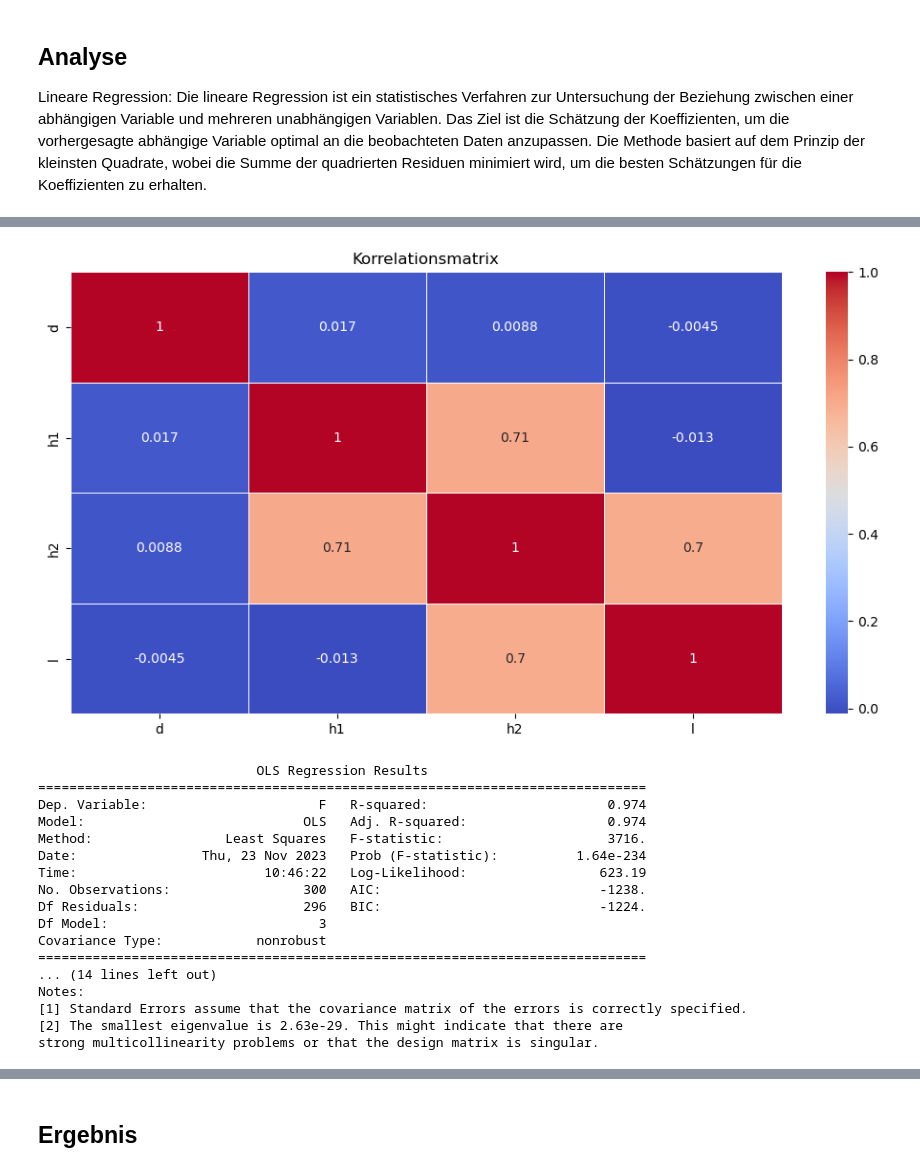
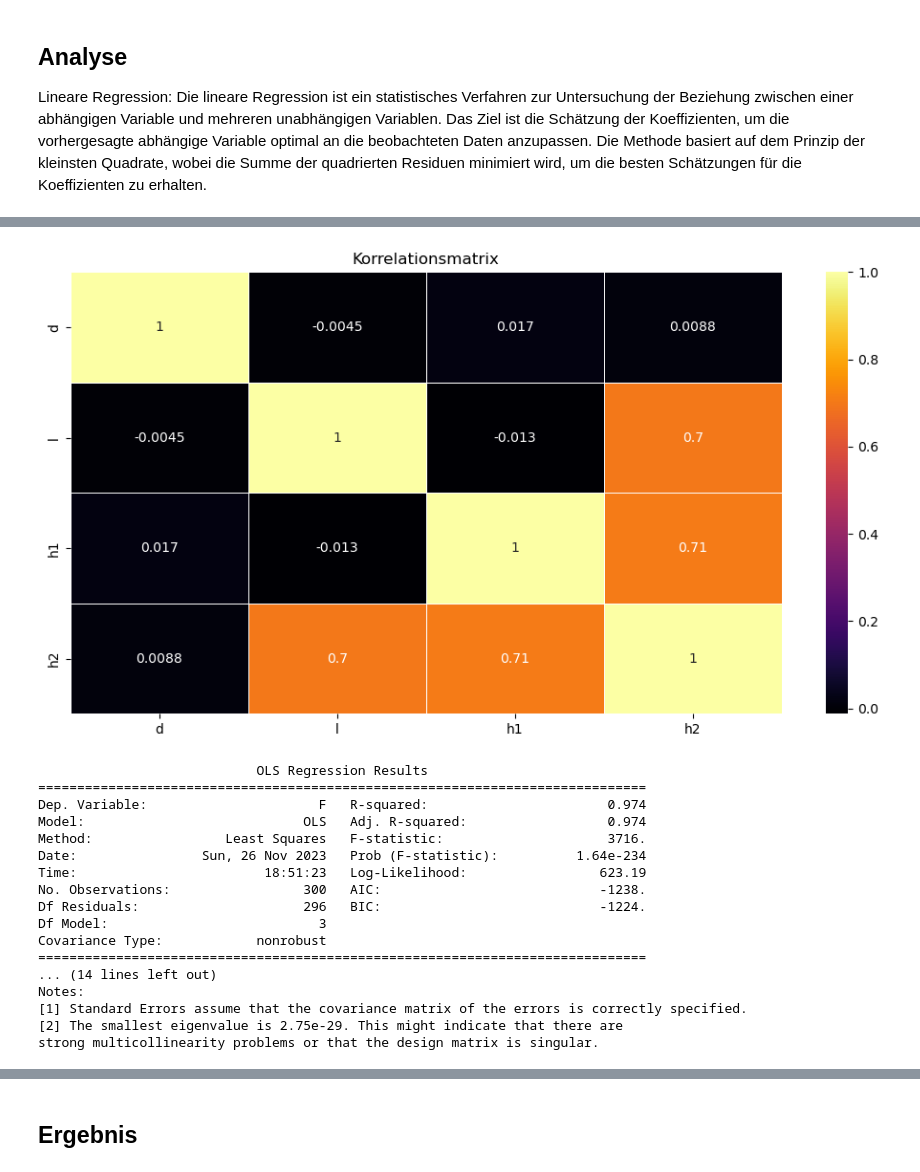
Before and after one commit to FHAC-MdQM/data-exploration-td2648s, a Jupyter notebook: LoadPBdata.ipynb, the cells around one changed output, grey strips where cells are left out. Cells and saved outputs as stored; diff of their text form; code cells hidden in the pictures.

```diff
--- a/LoadPBdata.ipynb
+++ b/LoadPBdata.ipynb
@@ -251,17 +251,17 @@ Notes:
 # %%
 import seaborn as sns
 
-# Extrahiere die relevanten Spalten und berechne die Korrelationsmatrix
-variablen_fuer_korrelation = df[["d", "h1", "h2", "l"]]
+# Korrelationsmatrix
+variablen_fuer_korrelation = df[["d", "l", "h1", "h2"]]
 korrelationsmatrix = variablen_fuer_korrelation.corr()
 
-# Erstelle ein Heatmap-Diagramm mit Seaborn
+# Erstelle Heatmap-Diagramm mit Seaborn
 plt.figure(figsize=(12, 6))
-sns.heatmap(korrelationsmatrix, annot=True, cmap='coolwarm', linewidths=0.5)
+sns.heatmap(korrelationsmatrix, annot=True, cmap='inferno', linewidths=0.5)
 plt.title("Korrelationsmatrix")
 plt.show()
 # %% [output]
-[figure, old version]
+[figure, new version]
 # %%
 import numpy as np
 import pandas as pd
@@ -277,7 +277,7 @@ scaler = MinMaxScaler()
 normalisierte_daten = pd.DataFrame(scaler.fit_transform(df), columns=df.columns)
 
 # Definiert die abhängige Variable und die unabhängigen Variablen
-unabhängige_variablen = normalisierte_daten[['d', 'h1', 'h2', 'l']]
+unabhängige_variablen = normalisierte_daten[["d", "l", "h1", "h2"]]
 abhängige_variable = normalisierte_daten['F']
 
 # Fügt eine Konstante zu den unabhängigen Variablen hinzu
@@ -292,8 +292,8 @@ print(regressions_modell.summary())
 Dep. Variable:                      F   R-squared:                       0.974
 Model:                            OLS   Adj. R-squared:                  0.974
 Method:                 Least Squares   F-statistic:                     3716.
-Date:                Thu, 23 Nov 2023   Prob (F-statistic):          1.64e-234
-Time:                        10:46:22   Log-Likelihood:                 623.19
+Date:                Sun, 26 Nov 2023   Prob (F-statistic):          1.64e-234
+Time:                        18:51:23   Log-Likelihood:                 623.19
 No. Observations:                 300   AIC:                            -1238.
 Df Residuals:                     296   BIC:                            -1224.
 Df Model:                           3
@@ -302,5 +302,5 @@ Covariance Type:            nonrobust
 ... (14 lines left out)
 Notes:
 [1] Standard Errors assume that the covariance matrix of the errors is correctly specified.
-[2] The smallest eigenvalue is 2.63e-29. This might indicate that there are
+[2] The smallest eigenvalue is 2.75e-29. This might indicate that there are
 strong multicollinearity problems or that the design matrix is singular.
```
Also changed, not shown: parts of 5 cells of this notebook.
